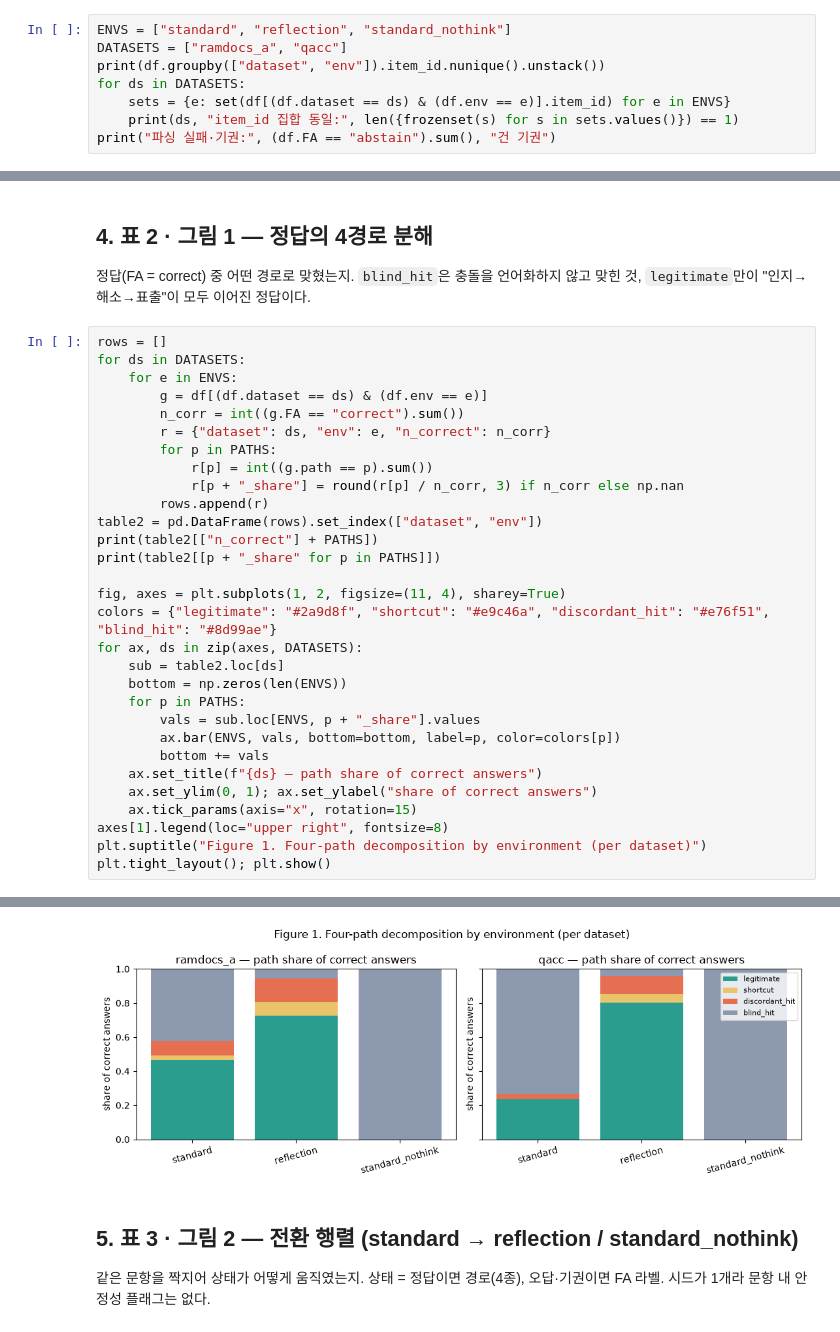
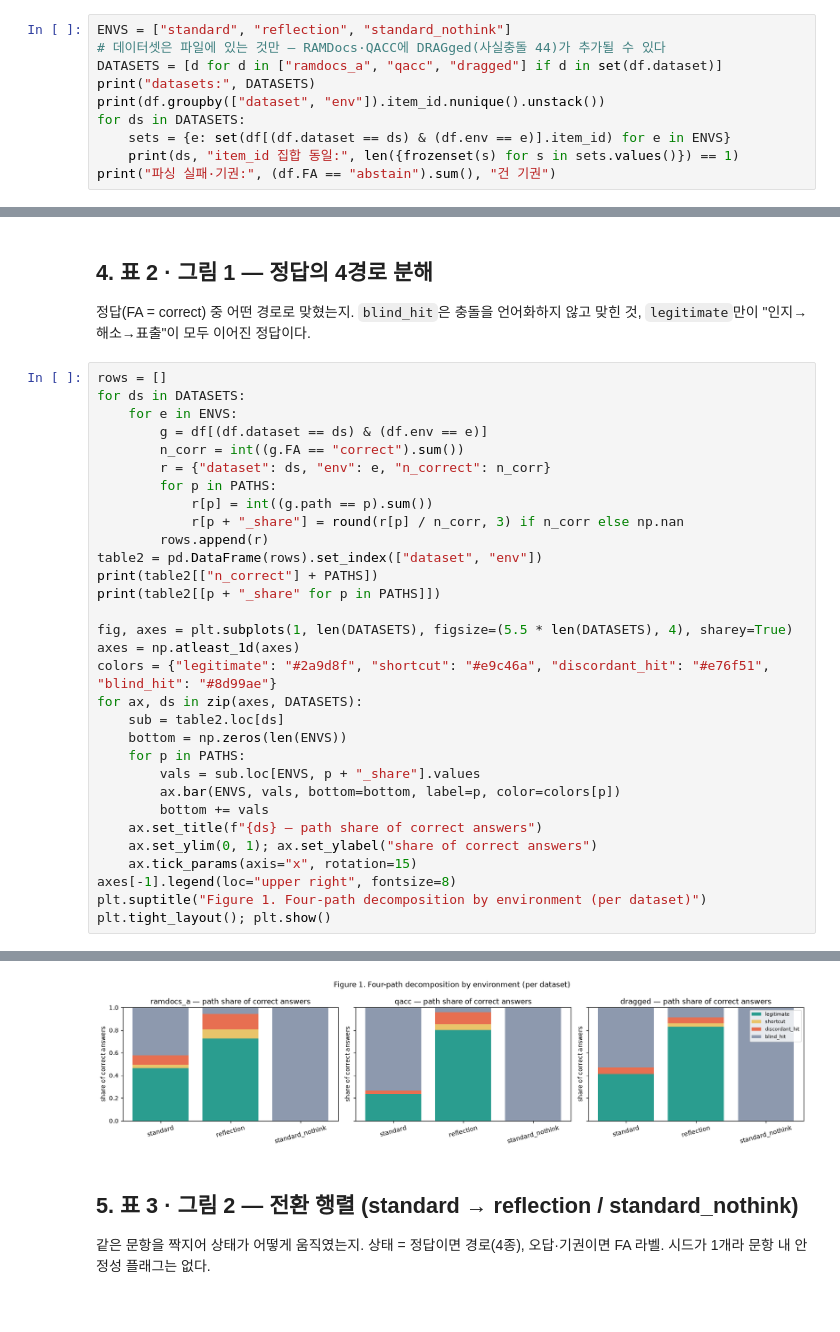
Before and after one commit to jin-ryu/thinkconflict, a Jupyter notebook: results/air_analysis.ipynb, the cells around one changed output, grey strips where cells are left out. Cells and saved outputs as stored; diff of their text form.

Commit message:
feat(results): add DRAGged fact-conflict cells (44 items) to pilot records and notebook

```diff
--- a/results/air_analysis.ipynb
+++ b/results/air_analysis.ipynb
@@ -59,7 +59,9 @@ loaded records.csv: 1014 rows
 셀(데이터셋 × 환경)별 문항 수와, 환경 간 `item_id` 집합이 같은지 확인한다. 전환 행렬은 같은 문항을 짝지어야 성립한다.
 # %%
 ENVS = ["standard", "reflection", "standard_nothink"]
-DATASETS = ["ramdocs_a", "qacc"]
+# 데이터셋은 파일에 있는 것만 — RAMDocs·QACC에 DRAGged(사실충돌 44)가 추가될 수 있다
+DATASETS = [d for d in ["ramdocs_a", "qacc", "dragged"] if d in set(df.dataset)]
+print("datasets:", DATASETS)
 print(df.groupby(["dataset", "env"]).item_id.nunique().unstack())
 for ds in DATASETS:
     sets = {e: set(df[(df.dataset == ds) & (df.env == e)].item_id) for e in ENVS}
@@ -155,7 +163,8 @@ table2 = pd.DataFrame(rows).set_index(["dataset", "env"])
 print(table2[["n_correct"] + PATHS])
 print(table2[[p + "_share" for p in PATHS]])
 
-fig, axes = plt.subplots(1, 2, figsize=(11, 4), sharey=True)
+fig, axes = plt.subplots(1, len(DATASETS), figsize=(5.5 * len(DATASETS), 4), sharey=True)
+axes = np.atleast_1d(axes)
 colors = {"legitimate": "#2a9d8f", "shortcut": "#e9c46a", "discordant_hit": "#e76f51", "blind_hit": "#8d99ae"}
 for ax, ds in zip(axes, DATASETS):
     sub = table2.loc[ds]
@@ -167,7 +176,7 @@ for ax, ds in zip(axes, DATASETS):
     ax.set_title(f"{ds} — path share of correct answers")
     ax.set_ylim(0, 1); ax.set_ylabel("share of correct answers")
     ax.tick_params(axis="x", rotation=15)
-axes[1].legend(loc="upper right", fontsize=8)
+axes[-1].legend(loc="upper right", fontsize=8)
 plt.suptitle("Figure 1. Four-path decomposition by environment (per dataset)")
 plt.tight_layout(); plt.show()
 # %% [output]
@@ -190,4 +200,4 @@ qacc      standard                     0.237            0.00                 0.0
-[figure, old version]
+[figure, new version]
 # %% [markdown]
 ## 5. 표 3 · 그림 2 — 전환 행렬 (standard → reflection / standard_nothink)
 같은 문항을 짝지어 상태가 어떻게 움직였는지. 상태 = 정답이면 경로(4종), 오답·기권이면 FA 라벨. 시드가 1개라 문항 내 안정성 플래그는 없다.
```
Also changed, not shown: parts of 10 cells of this notebook, 6 other files.
